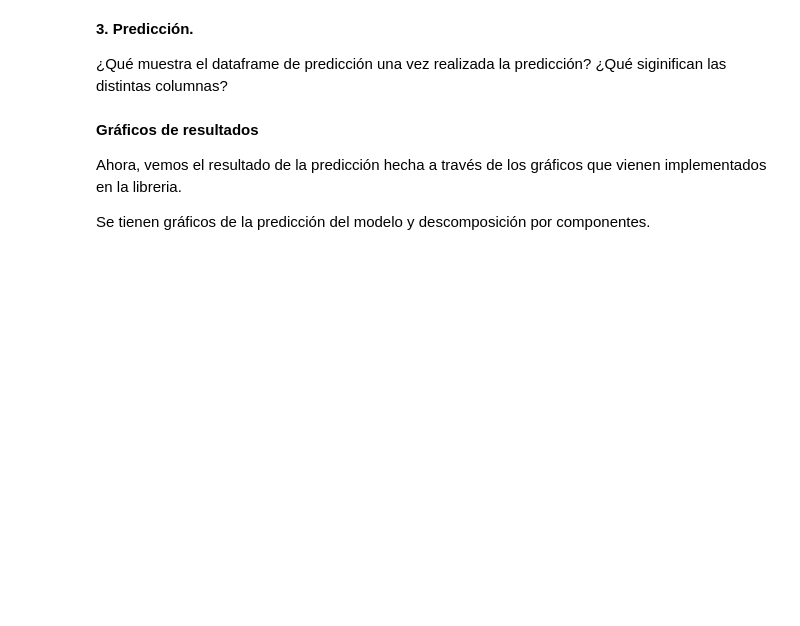
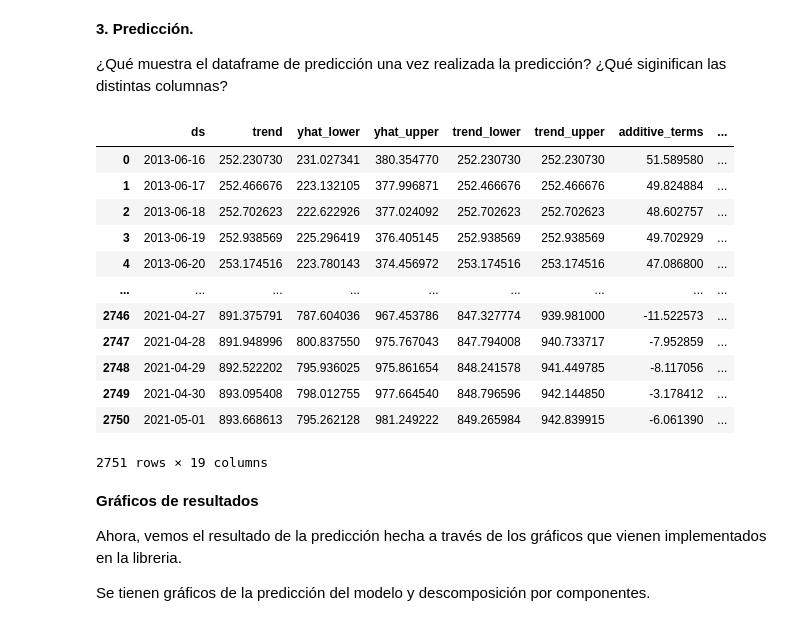
Before and after one commit to BenjaminAnguloCaro/MDS7202, a Jupyter notebook: enunciado_lab8.ipynb, the cells around one changed output. Drawn from its saved outputs; the diff is of its cells as text; code cells hidden in the pictures; blank space fills up the shorter version.

```diff
--- a/enunciado_lab8.ipynb
+++ b/enunciado_lab8.ipynb
@@ -325,3 +339,19 @@ model.fit(df_train)
+# %%
+pred
+# %% [output]
+|  | ds | trend | yhat_lower | yhat_upper | trend_lower | trend_upper | additive_terms | ... |
+| 0 | 2013-06-16 | 252.230730 | 231.027341 | 380.354770 | 252.230730 | 252.230730 | 51.589580 | ... |
+| 1 | 2013-06-17 | 252.466676 | 223.132105 | 377.996871 | 252.466676 | 252.466676 | 49.824884 | ... |
+| 2 | 2013-06-18 | 252.702623 | 222.622926 | 377.024092 | 252.702623 | 252.702623 | 48.602757 | ... |
+| 3 | 2013-06-19 | 252.938569 | 225.296419 | 376.405145 | 252.938569 | 252.938569 | 49.702929 | ... |
+| 4 | 2013-06-20 | 253.174516 | 223.780143 | 374.456972 | 253.174516 | 253.174516 | 47.086800 | ... |
+| ... | ... | ... | ... | ... | ... | ... | ... | ... |
+| 2746 | 2021-04-27 | 891.375791 | 787.604036 | 967.453786 | 847.327774 | 939.981000 | -11.522573 | ... |
+| 2747 | 2021-04-28 | 891.948996 | 800.837550 | 975.767043 | 847.794008 | 940.733717 | -7.952859 | ... |
+| 2748 | 2021-04-29 | 892.522202 | 795.936025 | 975.861654 | 848.241578 | 941.449785 | -8.117056 | ... |
+| 2749 | 2021-04-30 | 893.095408 | 798.012755 | 977.664540 | 848.796596 | 942.144850 | -3.178412 | ... |
+| 2750 | 2021-05-01 | 893.668613 | 795.262128 | 981.249222 | 849.265984 | 942.839915 | -6.061390 | ... |
+2751 rows × 19 columns
 # %% [markdown]
 **Gráficos de resultados**
 
```
Also changed, not shown: parts of 9 cells of this notebook.
